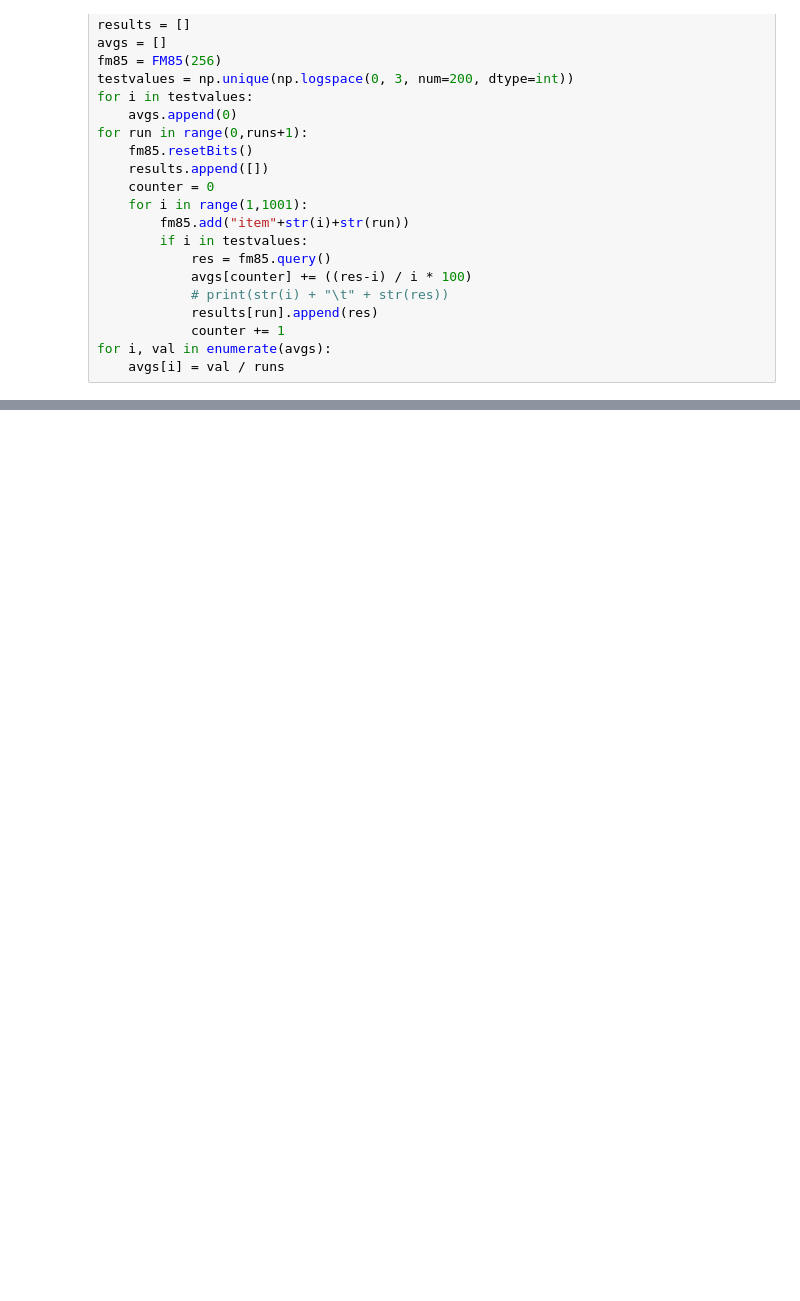
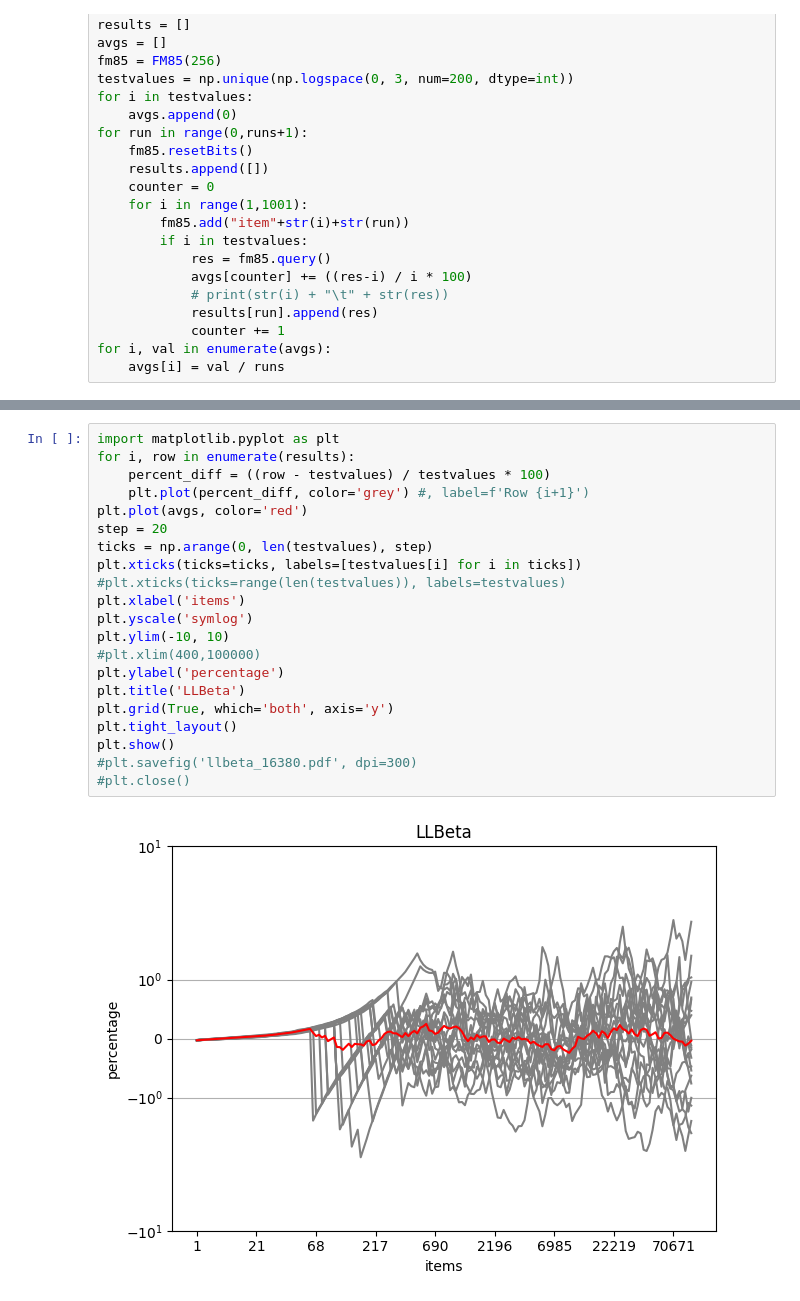
Before and after one commit to sbalsam/CardinalityEstimation, a Jupyter notebook: Cardinality.ipynb, the cells around one changed output, grey strips where cells are left out. Drawn from its saved outputs; the diff is of its cells as text; blank space fills up the shorter version.

```diff
--- a/Cardinality.ipynb
+++ b/Cardinality.ipynb
@@ -72,0 +98,23 @@ plt.savefig('hll_16380.pdf', dpi=300)
+# %%
+import matplotlib.pyplot as plt
+for i, row in enumerate(results):
+    percent_diff = ((row - testvalues) / testvalues * 100)
+    plt.plot(percent_diff, color='grey') #, label=f'Row {i+1}')
+plt.plot(avgs, color='red')
+step = 20
+ticks = np.arange(0, len(testvalues), step)
+plt.xticks(ticks=ticks, labels=[testvalues[i] for i in ticks])
+#plt.xticks(ticks=range(len(testvalues)), labels=testvalues)
+plt.xlabel('items')
+plt.yscale('symlog')
+plt.ylim(-10, 10)
+#plt.xlim(400,100000)
+plt.ylabel('percentage')
+plt.title('LLBeta')
+plt.grid(True, which='both', axis='y')
+plt.tight_layout()
+plt.show()
+#plt.savefig('llbeta_16380.pdf', dpi=300)
+#plt.close()
+# %% [output]
+[figure, added]
```
Also changed, not shown: parts of 3 cells of this notebook, 10 other files.
